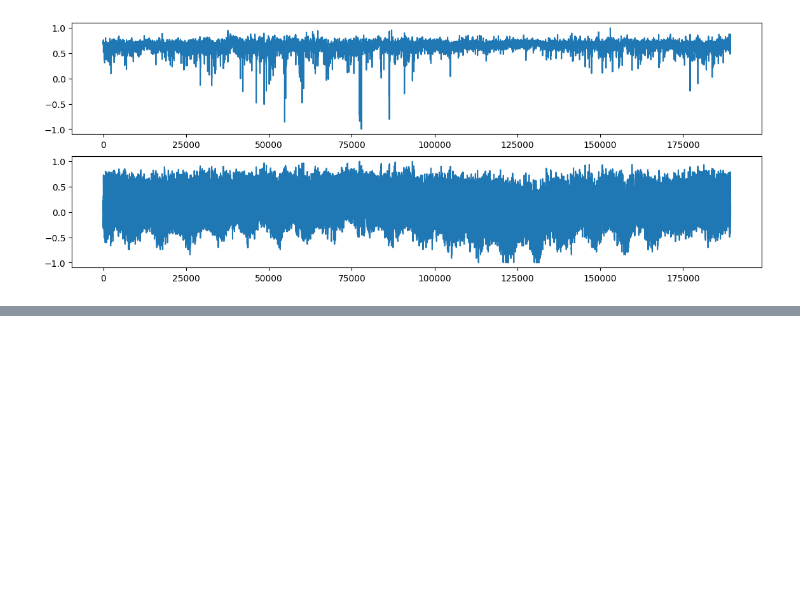
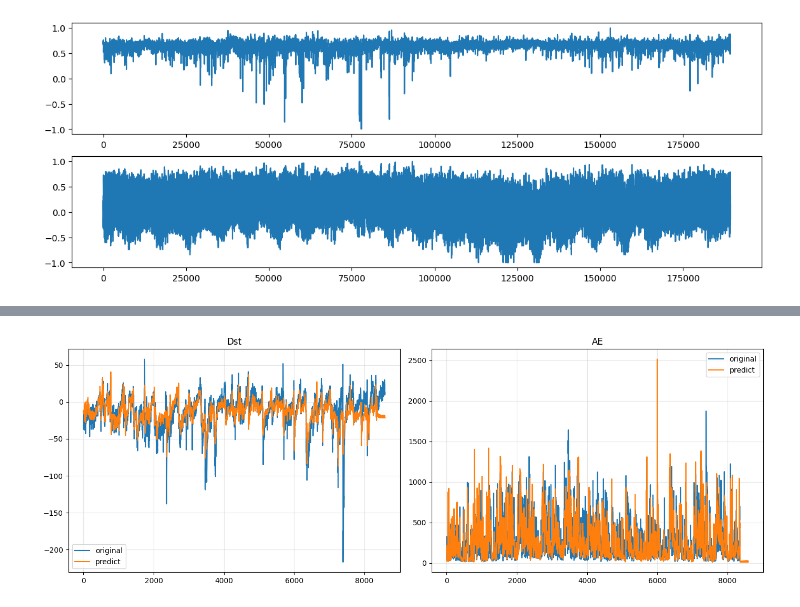
Before and after one commit to neZorinEgor/magnesis, a Jupyter notebook: notebooks/train.ipynb, the cells around one changed output, grey strips where cells are left out. Saved outputs shown, nothing was run; the diff lists cells and outputs as text; code cells hidden in the pictures; blank space fills up the shorter version.

```diff
--- a/notebooks/train.ipynb
+++ b/notebooks/train.ipynb
@@ -546,0 +644,8 @@ plt.show()
+# %%
+visualize_model(
+    baseline_model,
+    loader_by_2025,
+    y_scaler,
+)
+# %% [output]
+[figure, added]
```
Also changed, not shown: parts of 19 cells of this notebook.
